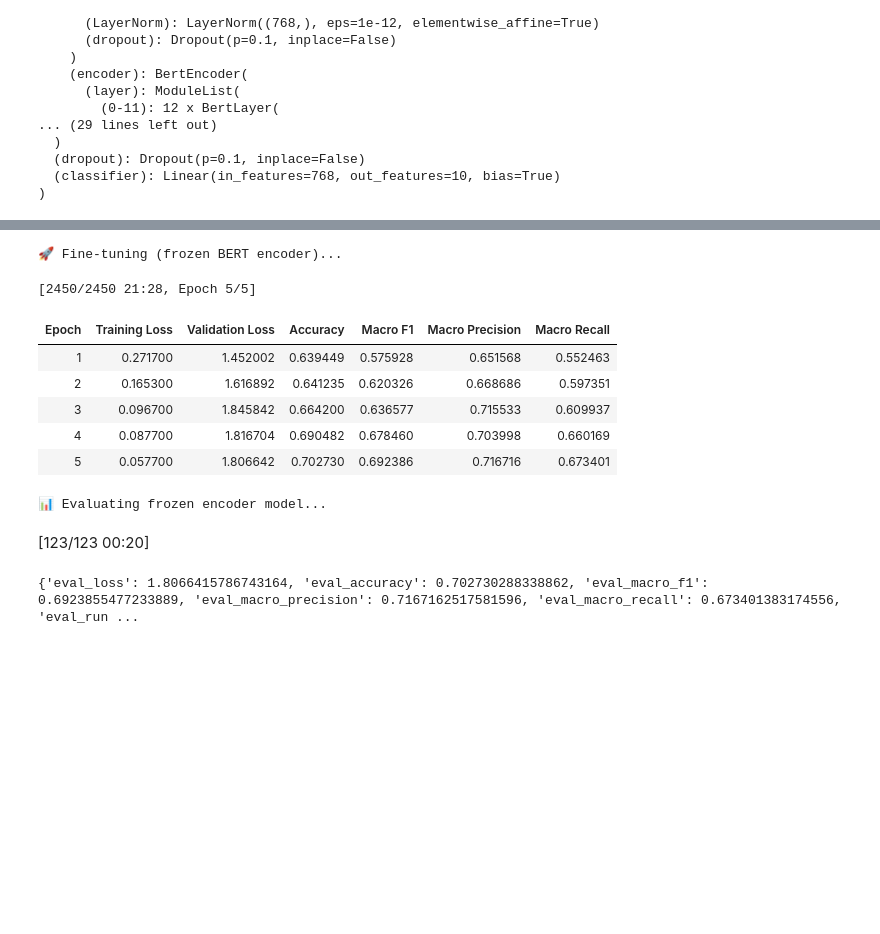
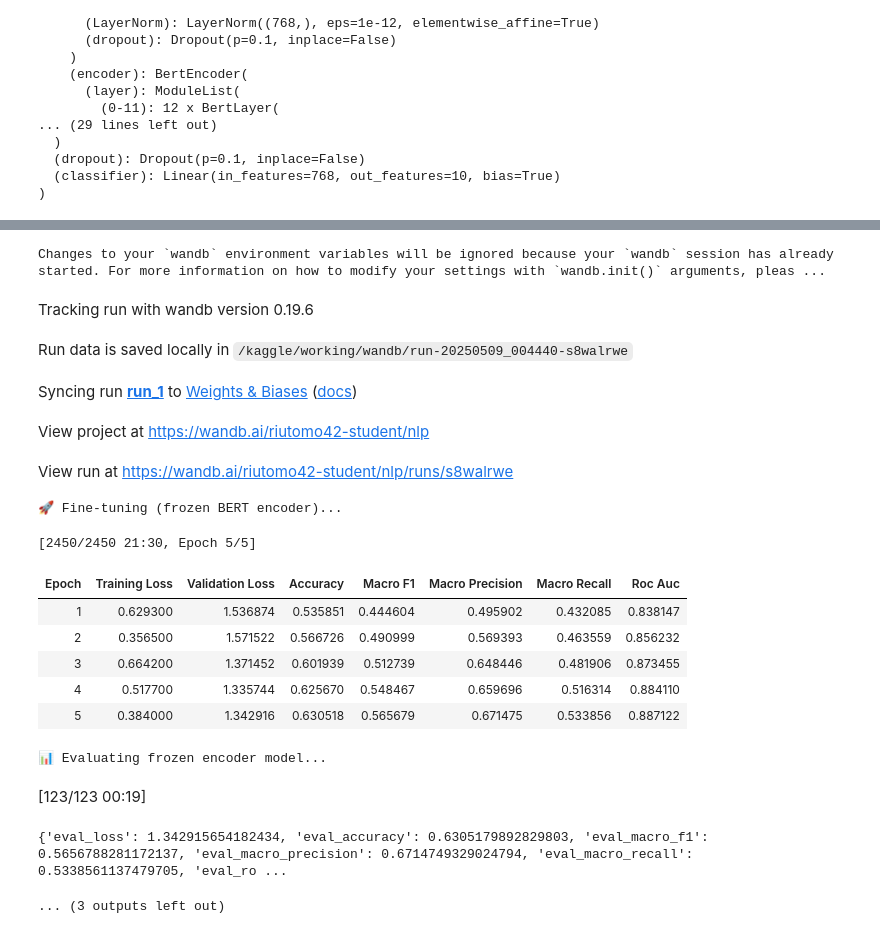
Before and after one commit to rianto42/NLPAssignment3, a Jupyter notebook: notebook-bert-uncased.ipynb, the cells around one changed output, grey strips where cells are left out. Saved outputs shown, nothing was run; the diff lists cells and outputs as text; code cells hidden in the pictures; blank space fills up the shorter version.

Commit message:
Kaggle Notebook | notebookc3b20cca56 | Version 4

```diff
--- a/notebook-bert-uncased.ipynb
+++ b/notebook-bert-uncased.ipynb
@@ -178,10 +174,15 @@ BertForSequenceClassification(
 )
 # %%
 from sklearn.metrics import accuracy_score, precision_recall_fscore_support,roc_auc_score
+from scipy.special import softmax
 
 def compute_metrics(pred):
-    preds = pred.predictions.argmax(-1)  # Get class with max logit
+    #preds = pred.predictions.argmax(-1)  # Get class with max logit
+    logits = pred.predictions
     labels = pred.label_ids
+
+    probs = softmax(logits, axis=1)
+    preds = np.argmax(probs, axis=1)
 
     precision, recall, f1, _ = precision_recall_fscore_support(
         labels, preds, average='macro', zero_division=0
@@ -205,51 +227,63 @@ def compute_metrics(pred):
 # %%
 from transformers import EarlyStoppingCallback
+
+# wandb.init(project="nlp",name="run_2", reinit=True)
 
 training_args = TrainingArguments(
     output_dir="./results",
     eval_strategy="epoch",
     save_strategy="epoch",
     per_device_train_batch_size=16,
     per_device_eval_batch_size=16,
-    num_train_epochs=5,
-    weight_decay=0.07,
-    learning_rate=5e-5,
+    num_train_epochs=10,
+    weight_decay=0.1,
+    learning_rate=1e-5,
     logging_dir="./logs",
     logging_steps=10,
-    max_grad_norm=1.0,
+    max_grad_norm=2.0,
     load_best_model_at_end=True,
     metric_for_best_model="roc_auc",
     greater_is_better=True,
-    report_to="none"
+    report_to="wandb",
+    run_name="run_2"
 )
 
 trainer = Trainer(
     model=model,
     args=training_args,
     train_dataset=tokenized_dataset["train"],
     eval_dataset=tokenized_dataset["test"],
     compute_metrics=compute_metrics,
     callbacks=[EarlyStoppingCallback(early_stopping_patience=2)]
 )
 
 # Train the frozen model — only the classification head will be updated
 print("\n🚀 Fine-tuning (frozen BERT encoder)...")
 trainer.train()
 
 # Evaluate the model after training with frozen BERT layers
 print("\n📊 Evaluating frozen encoder model...")
 trainer_results = trainer.evaluate()       # Evaluate on test set
 print(trainer_results)
 #frozen_acc = frozen_results["eval_accuracy"]     # Extract accuracy
+
+# wandb.finish()
 # %% [output]
-🚀 Fine-tuning (frozen BERT encoder)...
+Changes to your `wandb` environment variables will be ignored because your `wandb` session has already started. For more information on how to modify your settings with `wandb.init()` arguments, pleas ...
+Tracking run with wandb version 0.19.6
+Run data is saved locally in /kaggle/working/wandb/run-20250509_004440-s8walrwe
+Syncing run run_1 to Weights & Biases (docs)
+View project at https://wandb.ai/riutomo42-student/nlp
+View run at https://wandb.ai/riutomo42-student/nlp/runs/s8walrwe
-[2450/2450 21:28, Epoch 5/5]
+🚀 Fine-tuning (frozen BERT encoder)...
+[2450/2450 21:30, Epoch 5/5]
-| Epoch | Training Loss | Validation Loss | Accuracy | Macro F1 | Macro Precision | Macro Recall |
-| 1 | 0.271700 | 1.452002 | 0.639449 | 0.575928 | 0.651568 | 0.552463 |
-| 2 | 0.165300 | 1.616892 | 0.641235 | 0.620326 | 0.668686 | 0.597351 |
-| 3 | 0.096700 | 1.845842 | 0.664200 | 0.636577 | 0.715533 | 0.609937 |
-| 4 | 0.087700 | 1.816704 | 0.690482 | 0.678460 | 0.703998 | 0.660169 |
-| 5 | 0.057700 | 1.806642 | 0.702730 | 0.692386 | 0.716716 | 0.673401 |
+| Epoch | Training Loss | Validation Loss | Accuracy | Macro F1 | Macro Precision | Macro Recall | Roc Auc |
+| 1 | 0.629300 | 1.536874 | 0.535851 | 0.444604 | 0.495902 | 0.432085 | 0.838147 |
+| 2 | 0.356500 | 1.571522 | 0.566726 | 0.490999 | 0.569393 | 0.463559 | 0.856232 |
+| 3 | 0.664200 | 1.371452 | 0.601939 | 0.512739 | 0.648446 | 0.481906 | 0.873455 |
+| 4 | 0.517700 | 1.335744 | 0.625670 | 0.548467 | 0.659696 | 0.516314 | 0.884110 |
+| 5 | 0.384000 | 1.342916 | 0.630518 | 0.565679 | 0.671475 | 0.533856 | 0.887122 |
-📊 Evaluating frozen encoder model...
-[123/123 00:20]
-{'eval_loss': 1.8066415786743164, 'eval_accuracy': 0.702730288338862, 'eval_macro_f1': 0.6923855477233889, 'eval_macro_precision': 0.7167162517581596, 'eval_macro_recall': 0.673401383174556, 'eval_run ...
+📊 Evaluating frozen encoder model...
+[123/123 00:19]
+{'eval_loss': 1.342915654182434, 'eval_accuracy': 0.6305179892829803, 'eval_macro_f1': 0.5656788281172137, 'eval_macro_precision': 0.6714749329024794, 'eval_macro_recall': 0.5338561137479705, 'eval_ro ...
+... (3 outputs left out)
```
Also changed, not shown: parts of 5 cells of this notebook.
